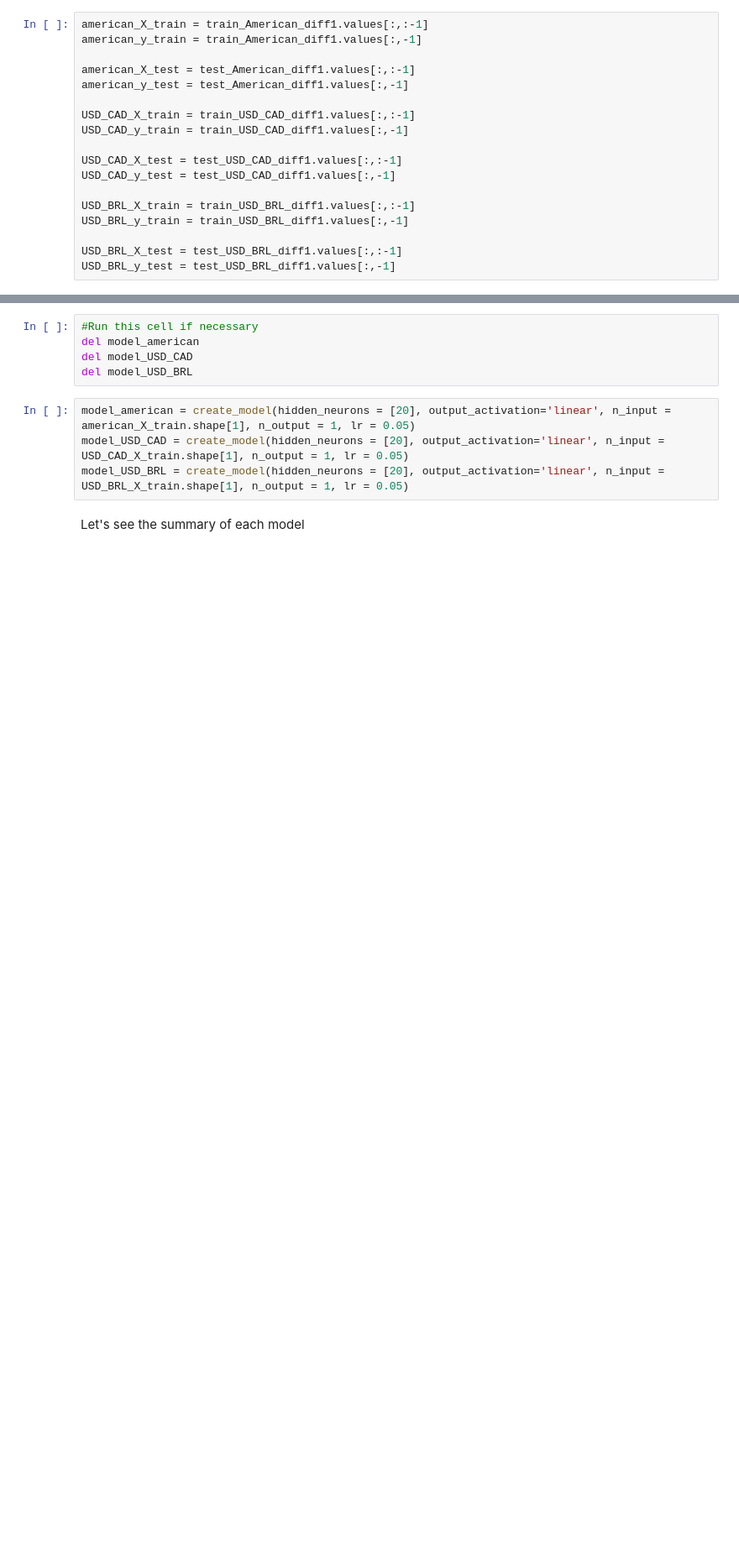
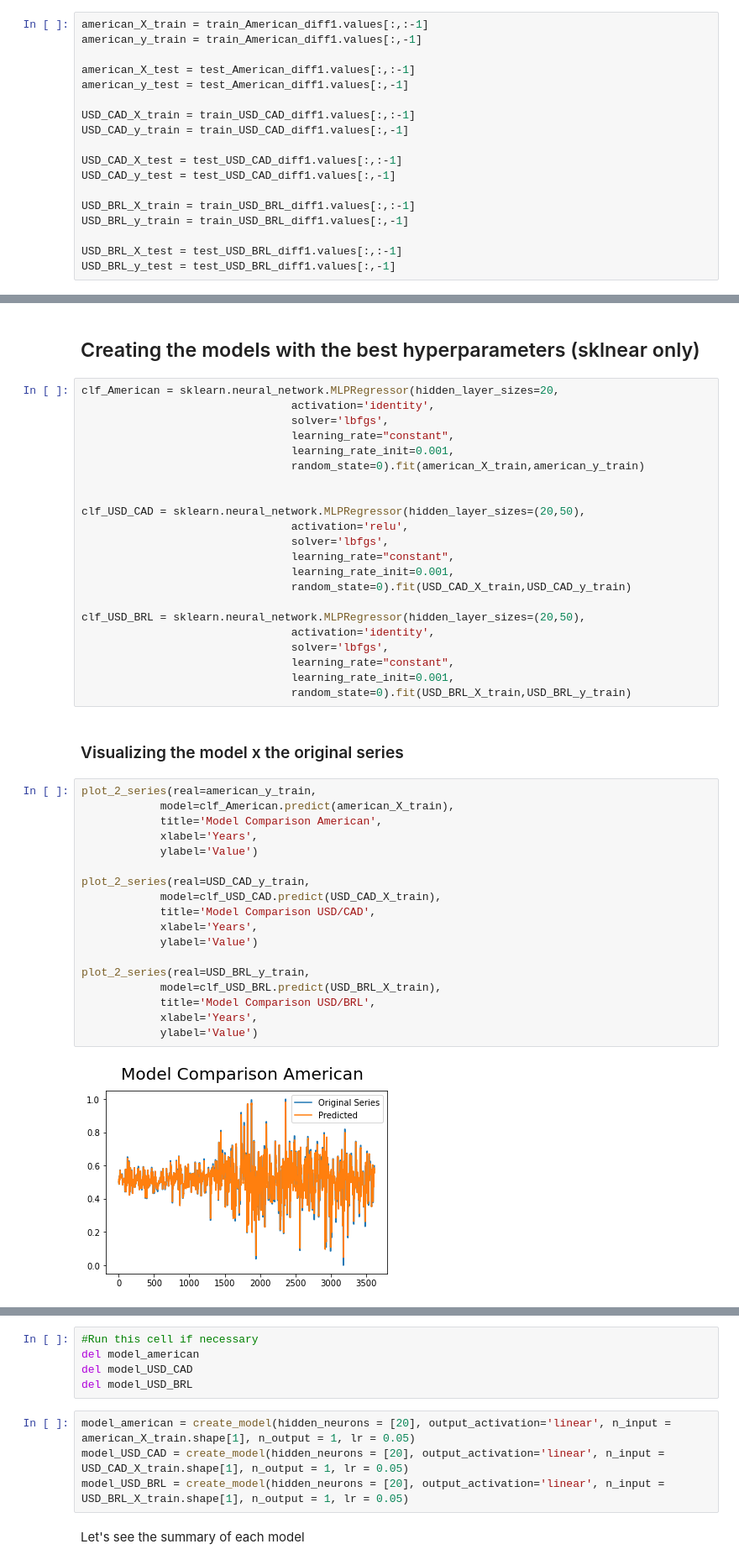
Before and after one commit to MathNog/COMP432-Project, a Jupyter notebook: code/MLP.ipynb, the cells around one changed output, grey strips where cells are left out. Shown at 84% size. Cells and saved outputs as stored; diff of their text form; blank space fills up the shorter version.

```diff
--- a/code/MLP.ipynb
+++ b/code/MLP.ipynb
@@ -219,0 +272,46 @@ USD_BRL_y_test = test_USD_BRL_diff1.values[:,-1]
+# %% [markdown]
+## Creating the models with the best hyperparameters (sklnear only)
+# %%
+clf_American = sklearn.neural_network.MLPRegressor(hidden_layer_sizes=20,
+                                activation='identity',
+                                solver='lbfgs',
+                                learning_rate="constant",
+                                learning_rate_init=0.001,
+                                random_state=0).fit(american_X_train,american_y_train)
+
+
+clf_USD_CAD = sklearn.neural_network.MLPRegressor(hidden_layer_sizes=(20,50),
+                                activation='relu',
+                                solver='lbfgs',
+                                learning_rate="constant",
+                                learning_rate_init=0.001,
+                                random_state=0).fit(USD_CAD_X_train,USD_CAD_y_train)
+
+clf_USD_BRL = sklearn.neural_network.MLPRegressor(hidden_layer_sizes=(20,50),
+                                activation='identity',
+                                solver='lbfgs',
+                                learning_rate="constant",
+                                learning_rate_init=0.001,
+                                random_state=0).fit(USD_BRL_X_train,USD_BRL_y_train)
+# %% [markdown]
+### Visualizing the model x the original series
+# %%
+plot_2_series(real=american_y_train,
+            model=clf_American.predict(american_X_train),
+            title='Model Comparison American',
+            xlabel='Years',
+            ylabel='Value')
+
+plot_2_series(real=USD_CAD_y_train,
+            model=clf_USD_CAD.predict(USD_CAD_X_train),
+            title='Model Comparison USD/CAD',
+            xlabel='Years',
+            ylabel='Value')
+
+plot_2_series(real=USD_BRL_y_train,
+            model=clf_USD_BRL.predict(USD_BRL_X_train),
+            title='Model Comparison USD/BRL',
+            xlabel='Years',
+            ylabel='Value')
+# %% [output]
+[figure, added]
```
Also changed, not shown: parts of 13 cells of this notebook, 1 other file.
